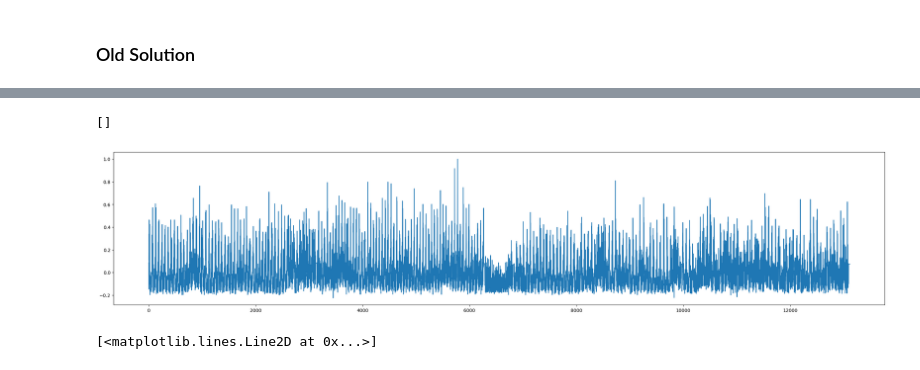
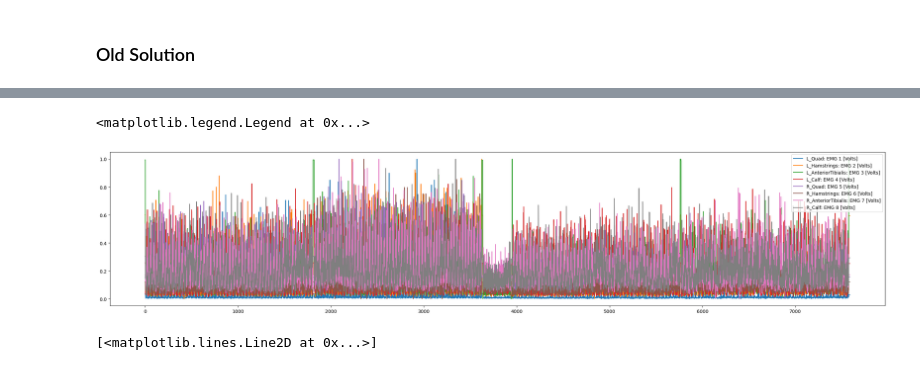
Before and after one commit to DavidN0809/AI-Assisted-Gait-Restoration-for-Disabled-Individuals, a Jupyter notebook: cvs_preprocess.ipynb, the cells around one changed output, grey strips where cells are left out. Cells and saved outputs as stored; diff of their text form; code cells hidden in the pictures.

```diff
--- a/cvs_preprocess.ipynb
+++ b/cvs_preprocess.ipynb
@@ -21,8 +21,7 @@ def replace_outliers_zscore(x, threshold=3):
     x_filtered[z >= threshold] = np.median(x)
     return x_filtered
 
-def average_window(signal, averaging_method=np.average):
-    window_size = 37
+def average_window(signal, window_size, averaging_method=np.average):
     moving_averages = []
     for i in range(window_size, len(signal) + 1, window_size):
         window = signal[i-window_size:i]
@@ -31,6 +30,17 @@ def average_window(signal, averaging_method=np.average):
 
         moving_averages.append(avg)
     return np.array(moving_averages)
+
+def split_dataframe(df, split_indexes):
+    split_indexes = list(np.cumsum(split_indexes))
+    split_indexes.append(len(df))
+
+    dfs = []
+    start = 0
+    for end in split_indexes:
+        dfs.append(df.iloc[start:end])
+        start = end
+    return dfs[:-1]
 
 class Configuration:
     def __init__(self, root, scaling, dataRange):
@@ -41,19 +51,19 @@ class Configuration:
         self.dr = dataRange
         self.csv_name = "Gabe_5min_walk1.csv"
 
-config = Configuration(root=r"M:/Datasets/shock_walk", scaling=10000, dataRange= slice(100, -1))
+config = Configuration(root=r"M:/Datasets/shock_walk", scaling=10000, dataRange= slice(0, -1))
 # %% [markdown]
 ### Old Solution
 # %%
-csvList = [i for i in os.listdir(config.raw) if i.split(".")[-1] == "csv"]
+csv_list = [i for i in os.listdir(config.raw) if i.split(".")[-1] == "csv"]
+csv_lengths = []
 new_csv = {}
-for j, file in enumerate(csvList):
+for file in csv_list:
 
     file_path = r"/".join([config.raw, file])
 
     df = pd.read_csv(file_path)
     EMGS = (df.iloc[config.dr, 1::8] * config.scaling)
-    print(len(EMGS))
     time = df.iloc[config.dr, 0]
 
     for i, column in enumerate(EMGS.columns):
@@ -64,7 +74,7 @@ for j, file in enumerate(csvList):
 
         nEmg = nEmg - np.mean(nEmg)
         nEmg = abs(nEmg)
-        nEmg = average_window(nEmg, np.median)
+        nEmg = average_window(nEmg, 64, np.median)
 
 
         if column in new_csv.keys():
@@ -74,13 +84,27 @@ for j, file in enumerate(csvList):
 
     print(r"/".join([config.processed, file]))
 
+    csv_lengths.append(len(nEmg))
+
 
 for i, column in enumerate(new_csv.keys()):
 
-    new_csv[column] = normalize(new_csv[column])
     new_csv[column] = standardize(new_csv[column])
+    # new_csv[column] = normalize(new_csv[column])
 
 
 new_csv = pd.DataFrame(new_csv)
+
+splited_csv = split_dataframe(new_csv, csv_lengths)
+
+frame_per_video = 30 * 60 # 1800 1 minute long videos at 30fps
+
+for name, csv in zip(csv_list, splited_csv):
+    csv = csv.iloc[:frame_per_video]
+    print(len(csv))
+    csv.to_csv(r"/".join([config.processed, name]), index=False)
+
+
+
 # new_csv.to_csv(r"/".join([config.processed, "total.csv"]), index=False)
 # %% [output]
@@ -106,11 +140,12 @@ new_csv.head()
 # %%
 plt.figure(figsize=(30, 6), dpi=100)
 # print(df.iloc[:,0].values)
-plt.plot(new_csv.iloc[:,7].values)
+plt.plot(new_csv.iloc[:,:].values)
 plt.plot()
+plt.legend(new_csv.columns)
 # %% [output]
-[]
+<matplotlib.legend.Legend at 0x...>
-[figure, old version]
+[figure, new version]
 # %%
 plt.figure(figsize=(30, 6), dpi=100)
 plt.plot(new_csv[list(new_csv.keys())[0]])
```
Also changed, not shown: parts of 3 cells of this notebook, 4 other files.
